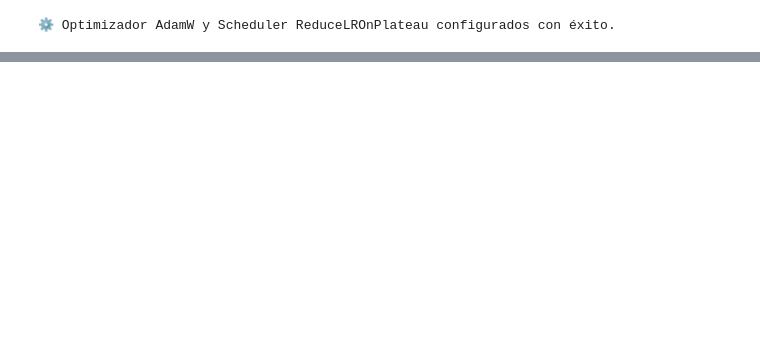
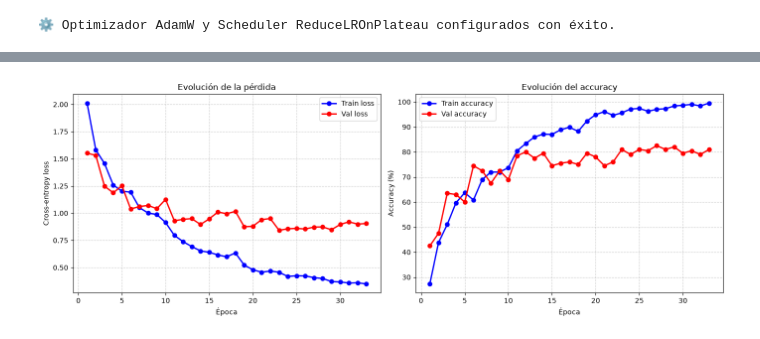
Before and after one commit to waltergsotelo/aprendizaje_profundo, a Jupyter notebook: TP_3.ipynb, the cells around one changed output, grey strips where cells are left out. Cells and saved outputs as stored; diff of their text form; code cells hidden in the pictures; blank space fills up the shorter version.

Commit message:
feat: improve music genre model to 82.5% accuracy

```diff
--- a/TP_3.ipynb
+++ b/TP_3.ipynb
@@ -283,11 +498,0 @@ Lotes de entrenamiento: 100 | Lotes de validación: 25
-# %%
-# --- INICIALIZACIÓN DEL MODELO ACTIVO (ImprovedMusicGenreCRNN) ---
-
-# Instanciamos la nueva arquitectura unificada con bloques residuales y dropout
-model = ImprovedMusicGenreCRNN(num_classes=num_genres, dropout=0.3).to(device)
-
-# Definimos la función de pérdida y el optimizador para esta nueva arquitectura
-criterion = nn.CrossEntropyLoss()
-optimizer = torch.optim.Adam(model.parameters(), lr=0.001)
-
-print("✅ ¡Arquitectura residual 'ImprovedMusicGenreCRNN' instanciada y lista para entrenar!")
@@ -305,6 +510,8 @@ scheduler = torch.optim.lr_scheduler.ReduceLROnPlateau(
     mode='min',
     factor=0.5,
     patience=3,
+    cooldown=1,
+    min_lr=1e-5,
 )
 
 print("⚙️ Optimizador AdamW y Scheduler ReduceLROnPlateau configurados con éxito.")
@@ -506,3 +650,32 @@ plt.show()
+# %%
+import matplotlib.pyplot as plt
+
+if not train_loss_history:
+    raise RuntimeError("Ejecutá primero la celda de entrenamiento para generar el historial.")
+
+epochs = range(1, len(train_loss_history) + 1)
+fig, axes = plt.subplots(1, 2, figsize=(14, 5))
+
+axes[0].plot(epochs, train_loss_history, 'b-o', label='Train loss', linewidth=2)
+axes[0].plot(epochs, val_loss_history, 'r-o', label='Val loss', linewidth=2)
+axes[0].set_title('Evolución de la pérdida')
+axes[0].set_xlabel('Época')
+axes[0].set_ylabel('Cross-entropy loss')
+axes[0].grid(True, linestyle='--', alpha=0.6)
+axes[0].legend()
+
+axes[1].plot(epochs, train_acc_history, 'b-o', label='Train accuracy', linewidth=2)
+axes[1].plot(epochs, val_acc_history, 'r-o', label='Val accuracy', linewidth=2)
+axes[1].set_title('Evolución del accuracy')
+axes[1].set_xlabel('Época')
+axes[1].set_ylabel('Accuracy (%)')
+axes[1].grid(True, linestyle='--', alpha=0.6)
+axes[1].legend()
+
+plt.tight_layout()
+plt.show()
+# %% [output]
+[figure, added]
 # %%
 import matplotlib.pyplot as plt
 import torch
```
Also changed, not shown: parts of 17 cells of this notebook.
